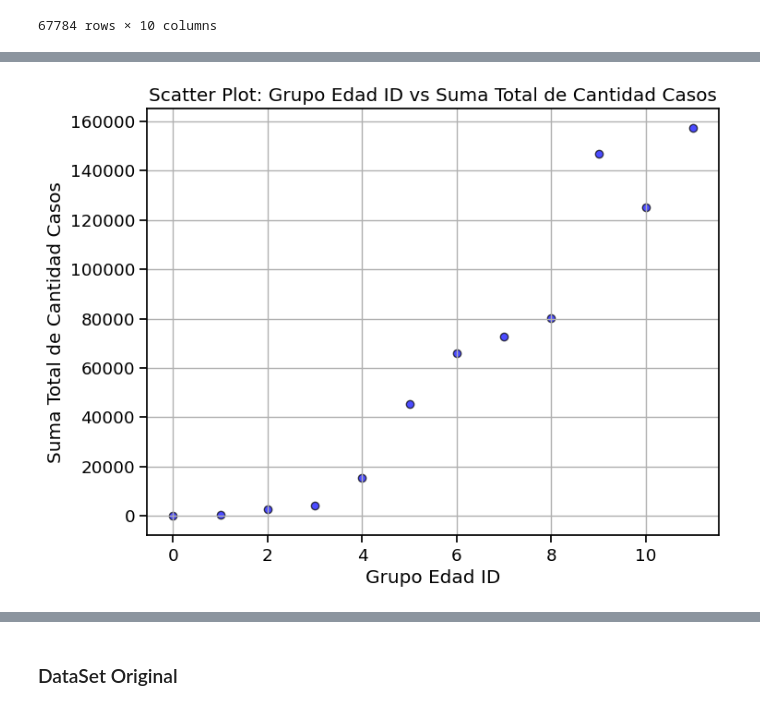
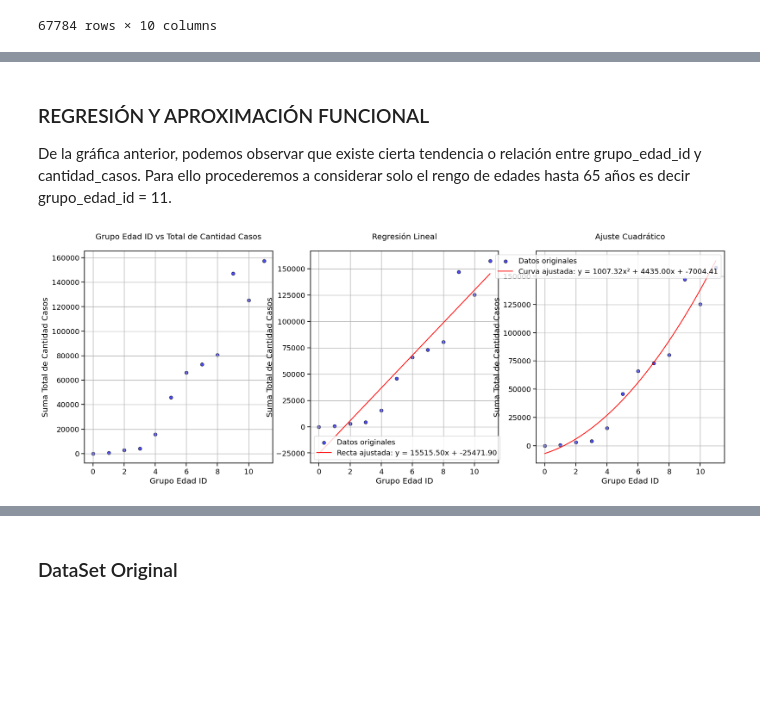
Before and after one commit to migue212852/SistemaSalud, a Jupyter notebook: Análisis_Casos_de_Dengue_en_Arg.ipynb, the cells around one changed output, grey strips where cells are left out. Cells and saved outputs as stored; diff of their text form; code cells hidden in the pictures; blank space fills up the shorter version.

```diff
--- a/Análisis_Casos_de_Dengue_en_Arg.ipynb
+++ b/Análisis_Casos_de_Dengue_en_Arg.ipynb
@@ -178,8 +180,8 @@ print(df['grupo_edad_id'].unique())
 # Reemplazar valores no numéricos con NaN
 df['grupo_edad_id'] = pd.to_numeric(df['grupo_edad_id'], errors='coerce')
 
-# Reemplazar NaN con un valor predeterminado (por ejemplo, 100)
-df['grupo_edad_id'] = df['grupo_edad_id'].fillna(100)
+# Reemplazar NaN con un valor predeterminado 13 corresponde a EDAD SIN ESPECIFICAR)
+df['grupo_edad_id'] = df['grupo_edad_id'].fillna(13)
 
 # Convertir la columna a tipo entero
 df['grupo_edad_id'] = df['grupo_edad_id'].astype(int)
@@ -272,0 +282,2 @@ dtype: int64
+# %%
+df.loc[df['cantidad_casos'].isnull(), 'cantidad_casos'] = 1
@@ -342,5 +406,7 @@ DataFrame después de eliminar duplicados:
 # %%
-df_delete=df_up[(df_up['departamento_nombre']=='desconocido')|(df_up['departamento_nombre']=='*sin dato*')]
+df_delete=df_up[(df_up['departamento_nombre']=='desconocido')|(df_up['departamento_nombre']=='*sin dato*')|(df_up['departamento_id']=='(en blanco)')|(df_up['departamento_nombre']=='#¡VALOR!')|(df_up['departamento_nombre']== '++++++++++++')|(df_up['departamento_nombre']=='(en blanco)')]
 print(df_delete.shape)
 display(df_delete)
+df_up.loc[df_up.index.isin(df_delete.index), 'departamento_nombre'] = 'desconocido'
+df_up.loc[df_up.index.isin(df_delete.index), 'departamento_id'] = 999
 # %% [output]
@@ -372,6 +454,6 @@ Datos con valores blancos en departamento_nombre
 # %%
-#concatenamos al dataset delete, los registros con variables blancas
-df_delete = pd.concat([df_delete, df_up[df_up['provincia_nombre'] == '(en blanco)']], ignore_index=True)
+#Redefinimos el dataset delete, los registros con variables blancas en provincia_nombre
+df_delete = df_up[(df_up['provincia_nombre']=='(en blanco)')|(df_up['provincia_nombre']=='desconocida')|(df_up['provincia_nombre']=='*sin dato*')]
 
 print(df_delete.shape)
 display(df_delete)
@@ -459,18 +637,59 @@ plt.show()
+# %% [markdown]
+### REGRESIÓN Y APROXIMACIÓN FUNCIONAL
+De la gráfica anterior, podemos observar que existe cierta tendencia o relación entre grupo_edad_id y cantidad_casos. Para ello procederemos a considerar solo el rengo de edades hasta 65 años es decir grupo_edad_id = 11.
 # %%
 # Agrupar por 'grupo_edad_id' y sumar los valores de 'cantidad_casos'
 data_grouped = df_filtrado[df_filtrado['grupo_edad_id']<=11].groupby('grupo_edad_id')['cantidad_casos'].sum()
 
 # Extraer los valores para el scatter plot
 x = data_grouped.index  # Valores únicos de 'grupo_edad_id'
 y = data_grouped.values  # Suma total de 'cantidad_casos' por grupo_edad_id
 
+plt.subplots(1, 3, figsize=(21, 7))
+
+
+plt.subplot(1,3,1)
 # Graficar el scatter plot
-plt.figure(figsize=(8, 6))
 plt.scatter(x, y, color='blue', alpha=0.7, edgecolors='black')
-plt.title('Scatter Plot: Grupo Edad ID vs Suma Total de Cantidad Casos')
+plt.title('Grupo Edad ID vs Total de Cantidad Casos\n')
 plt.xlabel('Grupo Edad ID')
 plt.ylabel('Suma Total de Cantidad Casos')
 plt.grid(True)
+
+
+plt.subplot(1,3,2)
+# Realizar regresión lineal
+coef = np.polyfit(x, y, 1)  # Ajustar una línea recta (grado 1)
+poly1d_fn = np.poly1d(coef)  # Crear la función de la recta ajustada
+# Graficar los datos originales (scatter plot)
+plt.scatter(x, y, color='blue', alpha=0.7, edgecolors='black', label='Datos originales')
+# Graficar la recta ajustada
+plt.plot(x, poly1d_fn(x), color='red', label=f'Recta ajustada: y = {coef[0]:.2f}x + {coef[1]:.2f}')
+# Añadir etiquetas, título y leyenda
+plt.title(' Regresión Lineal \n')
+plt.xlabel('Grupo Edad ID')
+plt.ylabel('Suma Total de Cantidad Casos')
+plt.legend()
+plt.grid(True)
+
+plt.subplot(1,3,3)
+# Realizar ajuste cuadrático
+coef = np.polyfit(x, y, 2)  # Ajustar un polinomio de grado 2
+poly2d_fn = np.poly1d(coef)  # Crear la función de la curva ajustada
+# Graficar los datos originales (scatter plot)
+plt.scatter(x, y, color='blue', alpha=0.7, edgecolors='black', label='Datos originales')
+# Generar valores para la curva ajustada
+x_curve = np.linspace(min(x), max(x), 500)  # Valores uniformemente espaciados en el rango de x
+y_curve = poly2d_fn(x_curve)  # Calcular los valores de y usando el polinomio ajustado
+# Graficar la curva ajustada
+plt.plot(x_curve, y_curve, color='red', label=f'Curva ajustada: y = {coef[0]:.2f}x² + {coef[1]:.2f}x + {coef[2]:.2f}')
+# Añadir etiquetas, título y leyenda
+plt.title('Ajuste Cuadrático\n')
+plt.xlabel('Grupo Edad ID')
+plt.ylabel('Suma Total de Cantidad Casos')
+plt.legend()
+plt.grid(True)
+
 plt.show()
 # %% [output]
-[figure, old version]
+[figure, new version]
```
Also changed, not shown: parts of 44 cells of this notebook.
